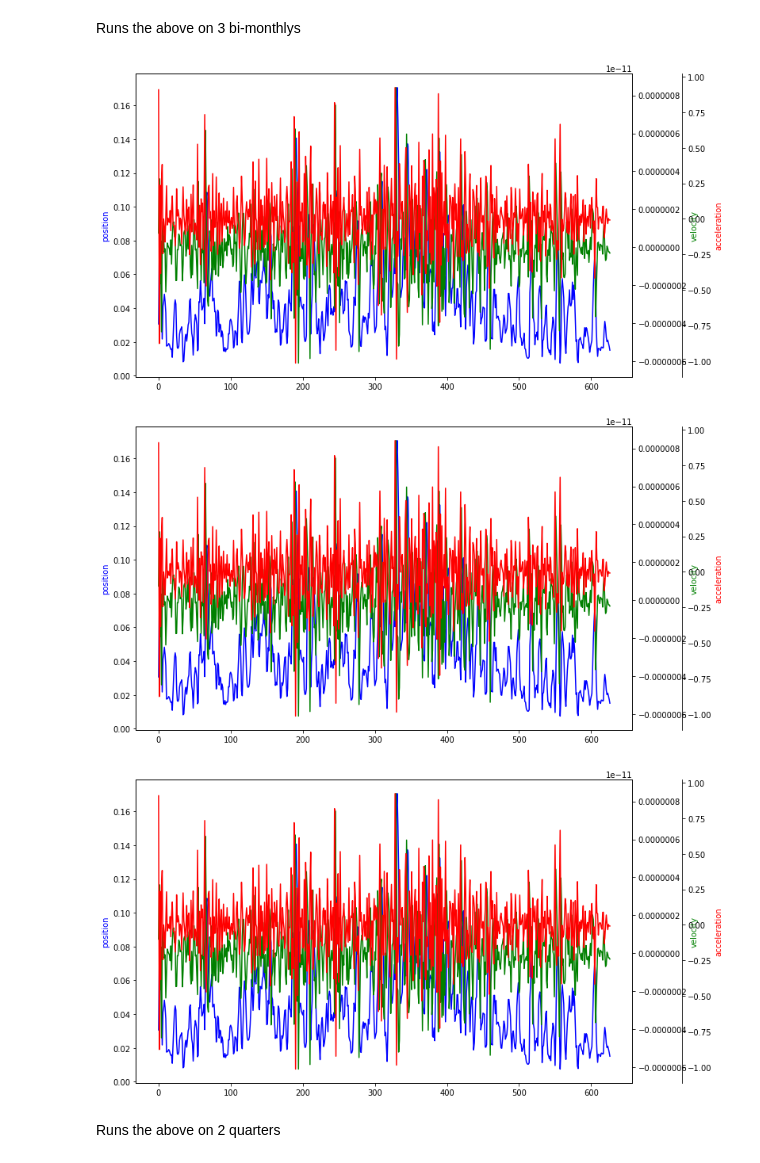
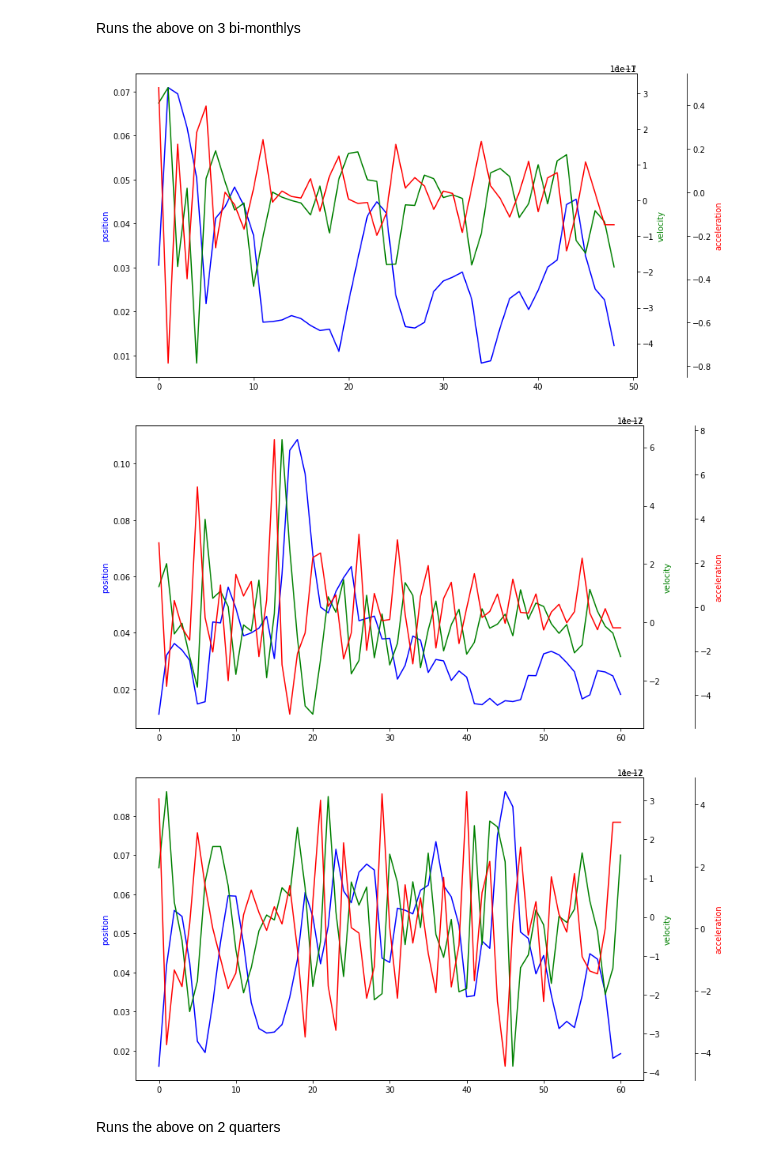
Before and after one commit to nmits/CapstoneProphetTests, a Jupyter notebook: Volatility Testing 6 Period.ipynb, the cells around one changed output. Saved outputs shown, nothing was run; the diff lists cells and outputs as text; code cells hidden in the pictures.

```diff
--- a/Volatility Testing 6 Period.ipynb
+++ b/Volatility Testing 6 Period.ipynb
@@ -399,7 +399,7 @@ d = OrderedDict(tuple(df.groupby((df.ds.dt.year, df.ds.dt.month))))
 for i, df_month in d.items()[:6]:
     gen_v_a(df_month)
 #     rolling = gen_rolling(df_month)
-    plot_overlayed_kca(df)
+    plot_overlayed_kca(df_month)
 #     plot_raw(df_month, rolling)
 #     plot_uncertain(df_month, rolling)
 #     m = gen_kca(df_month)
@@ -416,24 +416,24 @@ Runs the above on 3 bi-monthlys
 # %%
 second = False
 current_df = None
 for i, df_month in d.items()[:6]:
         if second:
             second = False
             df_bimonth = pd.concat([current_df,df_month])
             gen_v_a(df_bimonth)
 #             rolling = gen_rolling(df_bimonth)
-            plot_overlayed_kca(df)
+            plot_overlayed_kca(df_bimonth)
 #             plot_raw(df_bimonth, rolling)
 #             plot_uncertain(df_bimonth, rolling)
 #             m = gen_kca(df_bimonth)
 #             plot_m_future(5)
         else:
             second = True
             current_df = df_month
 # %% [output]
-[figure, old version]
+[figure, new version]
-[figure, old version]
+[figure, new version]
-[figure, old version]
+[figure, new version]
 # %% [markdown]
 Runs the above on 2 quarters
 # %%
```
Also changed, not shown: parts of 13 cells of this notebook, 6 other files.
